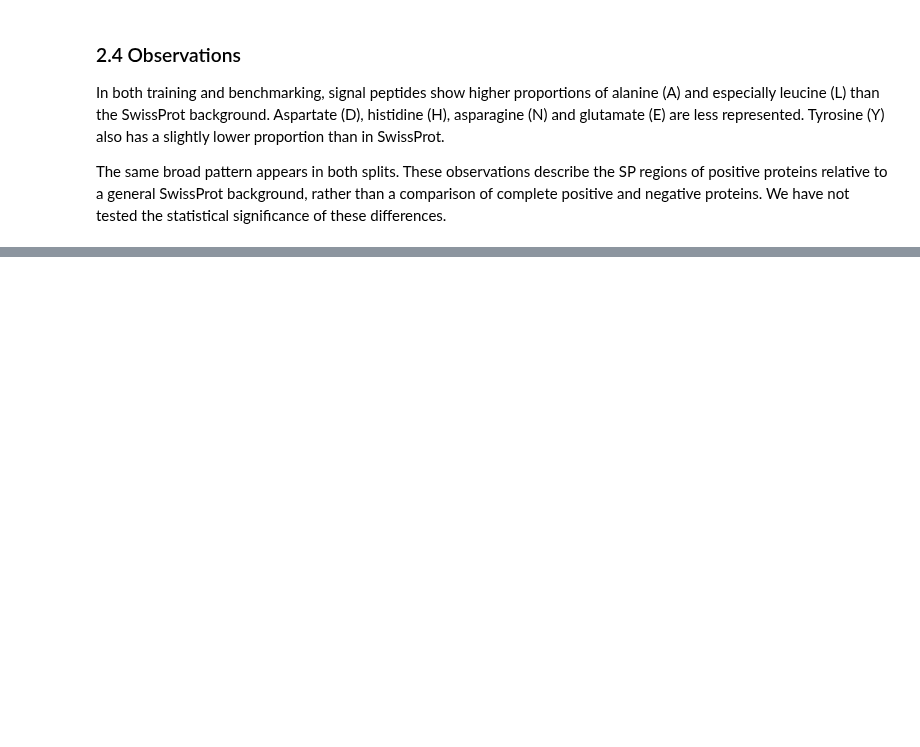
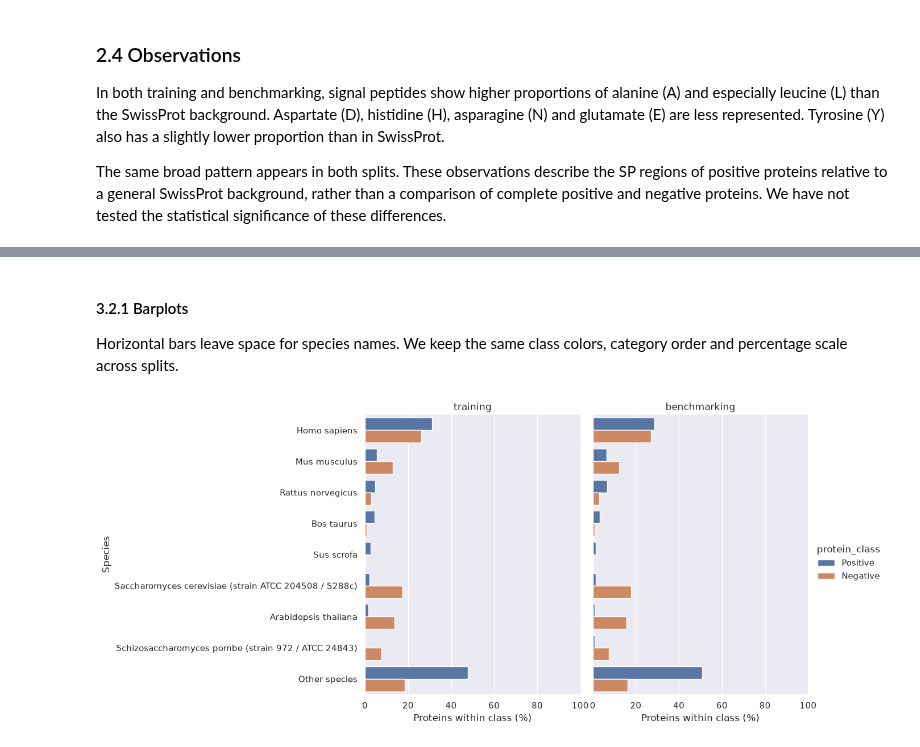
Before and after one commit to bioinformatikk/LB2_project_Group_10, a Jupyter notebook: notebooks/02c_data_analysis.ipynb, the cells around one changed output, grey strips where cells are left out. Cells and saved outputs as stored; diff of their text form; code cells hidden in the pictures; blank space fills up the shorter version.

```diff
--- a/notebooks/02c_data_analysis.ipynb
+++ b/notebooks/02c_data_analysis.ipynb
@@ -395,0 +518,40 @@ The same broad pattern appears in both splits. These observations describe the S
+# %%
+species_order = selected_species + ["Other species"]
+taxonomy["species_group"] = taxonomy["organism"].where(
+    taxonomy["organism"].isin(selected_species), "Other species"
+)
+
+species_rows = []
+for split in split_order:
+    for protein_class in class_order:
+        subset = taxonomy[
+            (taxonomy["split"] == split)
+            & (taxonomy["protein_class"] == protein_class)
+        ]
+        counts = subset["species_group"].value_counts().reindex(species_order, fill_value=0)
+        for species in species_order:
+            species_rows.append({
+                "split": split, "protein_class": protein_class,
+                "species": species, "count": counts[species],
+                "percentage": 100 * counts[species] / len(subset),
+            })
+
+species_composition = pd.DataFrame(species_rows)
+# %% [markdown]
+#### 3.2.1 Barplots
+
+Horizontal bars leave space for species names. We keep the same class colors, category order and percentage scale across splits.
+# %%
+g = sns.catplot(
+    data=species_composition, x="percentage", y="species",
+    order=species_order, hue="protein_class",
+    hue_order=class_order, palette=class_palette,
+    col="split", col_order=split_order,
+    kind="bar", errorbar=None, height=6, aspect=1.1
+)
+g.set_axis_labels("Proteins within class (%)", "Species")
+g.set(xlim=(0, 100))
+g.set_titles("{col_name}")
+plt.show()
+# %% [output]
+[figure, added]
```
Also changed, not shown: parts of 15 cells of this notebook, 1 other file.
